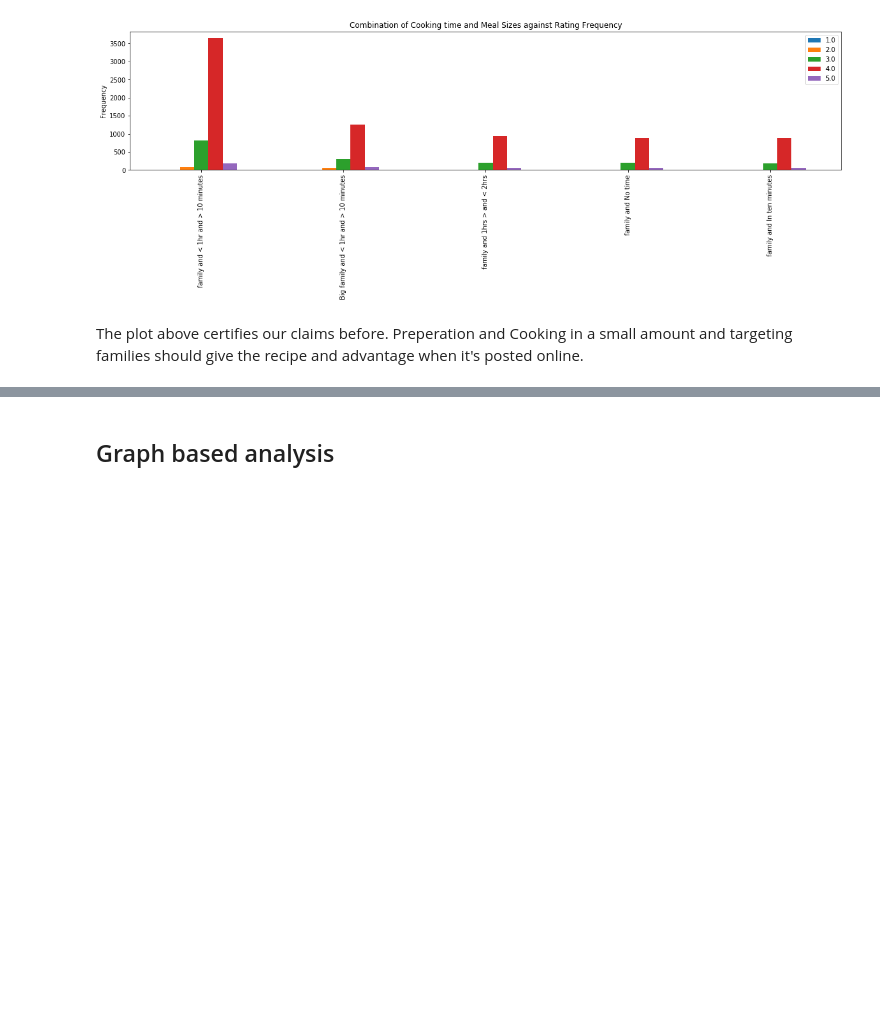
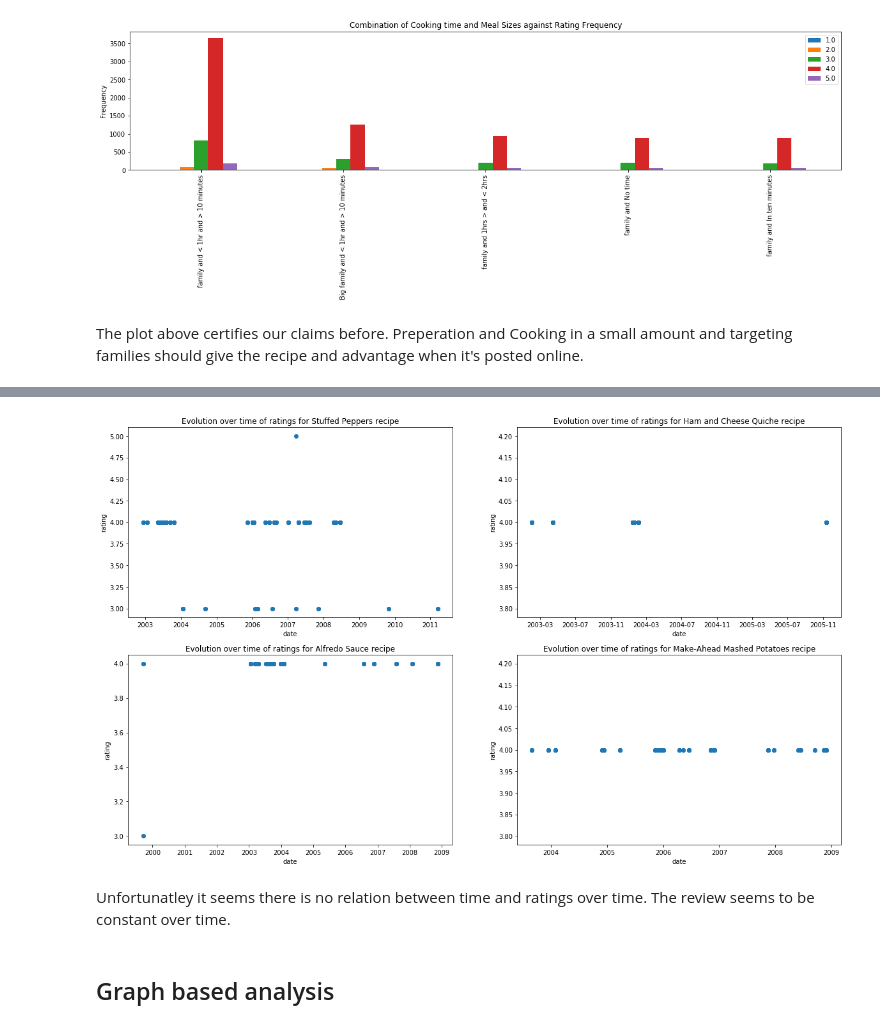
Before and after one commit to leonardoperrone/smart-recipes, a Jupyter notebook: analysis.ipynb, the cells around one changed output, grey strips where cells are left out. Cells and saved outputs as stored; diff of their text form; code cells hidden in the pictures; blank space fills up the shorter version.

```diff
--- a/analysis.ipynb
+++ b/analysis.ipynb
@@ -528,15 +590,23 @@ date_info = list(map(lambda x : datetime(x[2],x[1],x[0]),date_info))
 # %%
 top_five_recipes['date'] = date_info
 # %%
-plt.rcParams["figure.figsize"] = (20,3)
+plt.rcParams["figure.figsize"] = (20,12)
+i = 1
 for name in reviewed_names:
     subset_data = top_five_recipes[top_five_recipes['name'] == name]
     subset_data = subset_data[['date','rating']]
+    plt.subplot(2,2, i)
     plt.plot_date(x=subset_data['date'], y=subset_data['rating'])
     plt.xlabel('date')
     plt.ylabel('rating')
     plt.title('Evolution over time of ratings for ' + name + ' recipe')
-    plt.show()
+    i = i + 1
+
+plt.show()
+# %% [output]
+[figure, added]
+# %% [markdown]
+Unfortunatley it seems there is no relation between time and ratings over time. The review seems to be constant over time.
 # %% [markdown]
 ## Graph based analysis
 # %%
```
Also changed, not shown: parts of 36 cells of this notebook.
